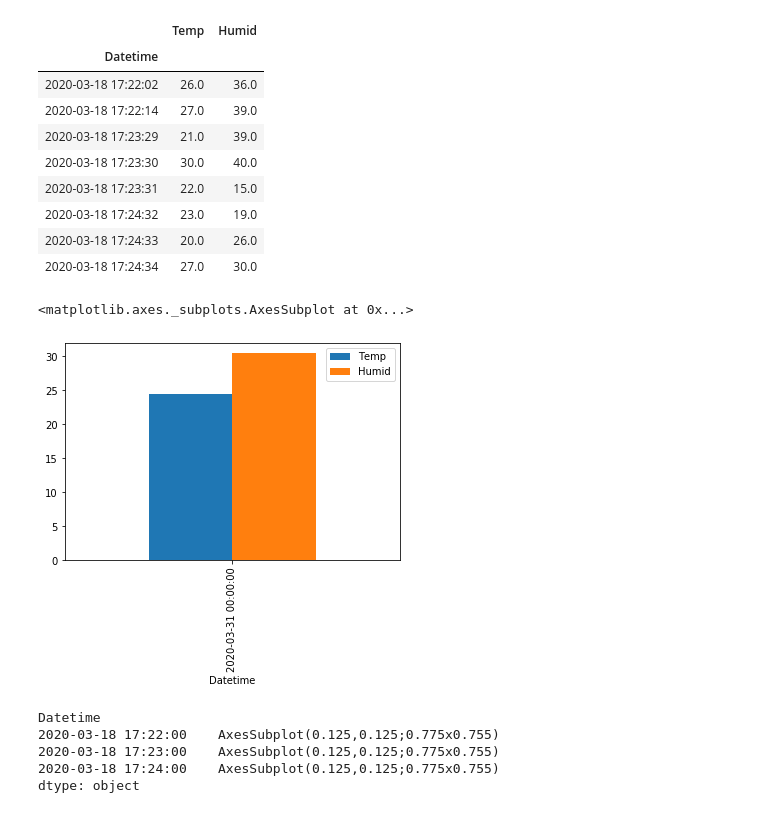
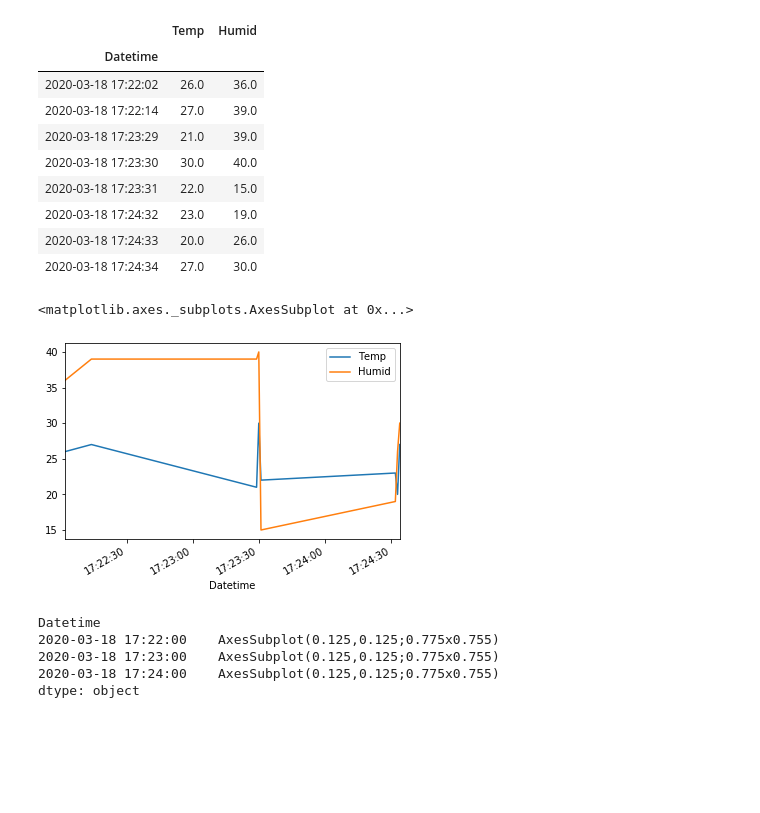
Before and after one commit to db3124/kitech_iot_team, a Jupyter notebook: RasberryTeamProject/Untitled.ipynb, the cells around one changed output. Saved outputs shown, nothing was run; the diff lists cells and outputs as text; code cells hidden in the pictures; blank space fills up the shorter version.

```diff
--- a/RasberryTeamProject/Untitled.ipynb
+++ b/RasberryTeamProject/Untitled.ipynb
@@ -85,11 +85,11 @@ df
 | 2020-03-18 17:24:32 | 23.0 | 19.0 |
 | 2020-03-18 17:24:33 | 20.0 | 26.0 |
 | 2020-03-18 17:24:34 | 27.0 | 30.0 |
-# %%
-df.resample('M').mean().plot(kind='bar')
-# %% [output]
-<matplotlib.axes._subplots.AxesSubplot at 0x...>
-[figure, removed]
+# %%
+df.plot()
+# %% [output]
+<matplotlib.axes._subplots.AxesSubplot at 0x...>
+[figure, added]
 # %%
 df['Temp'].resample('min').plot(kind='bar')
 # %% [output]
```
Also changed, not shown: parts of 1 cell of this notebook, 7 other files.
